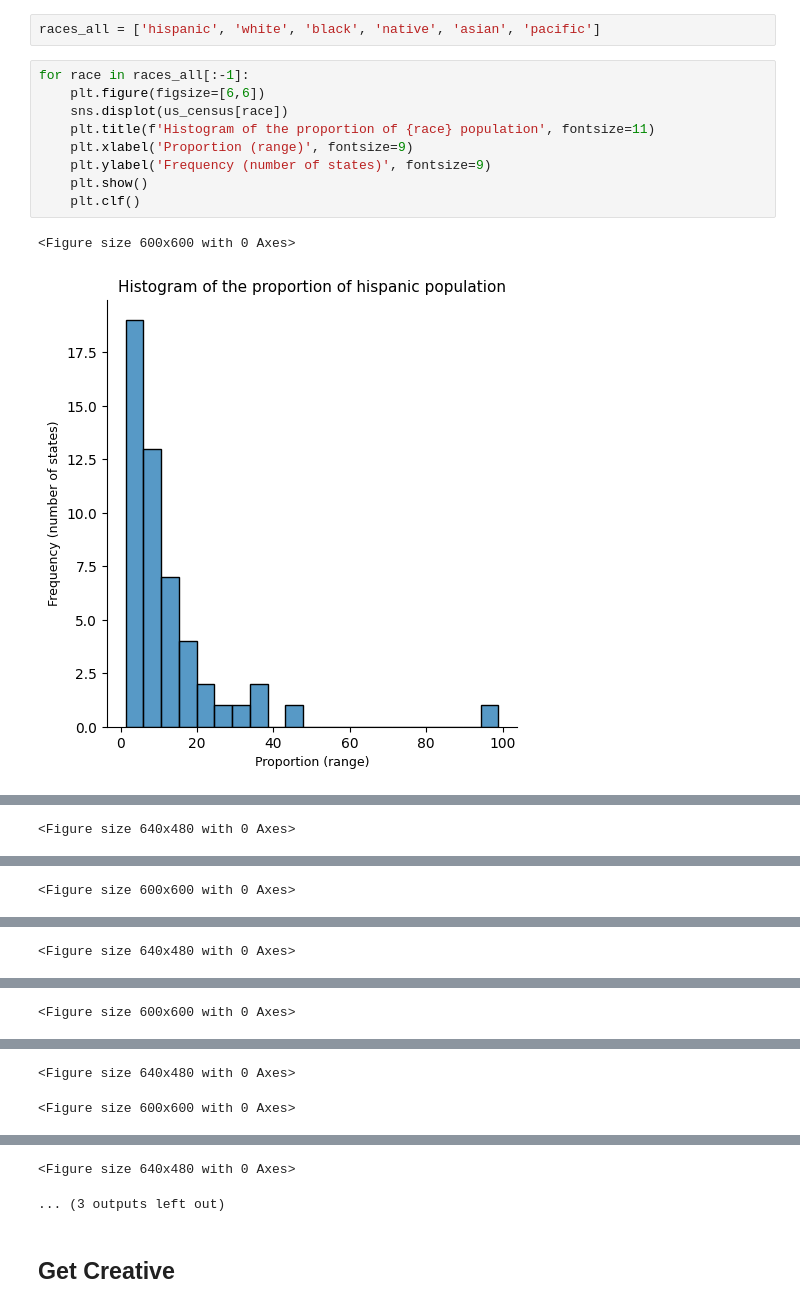
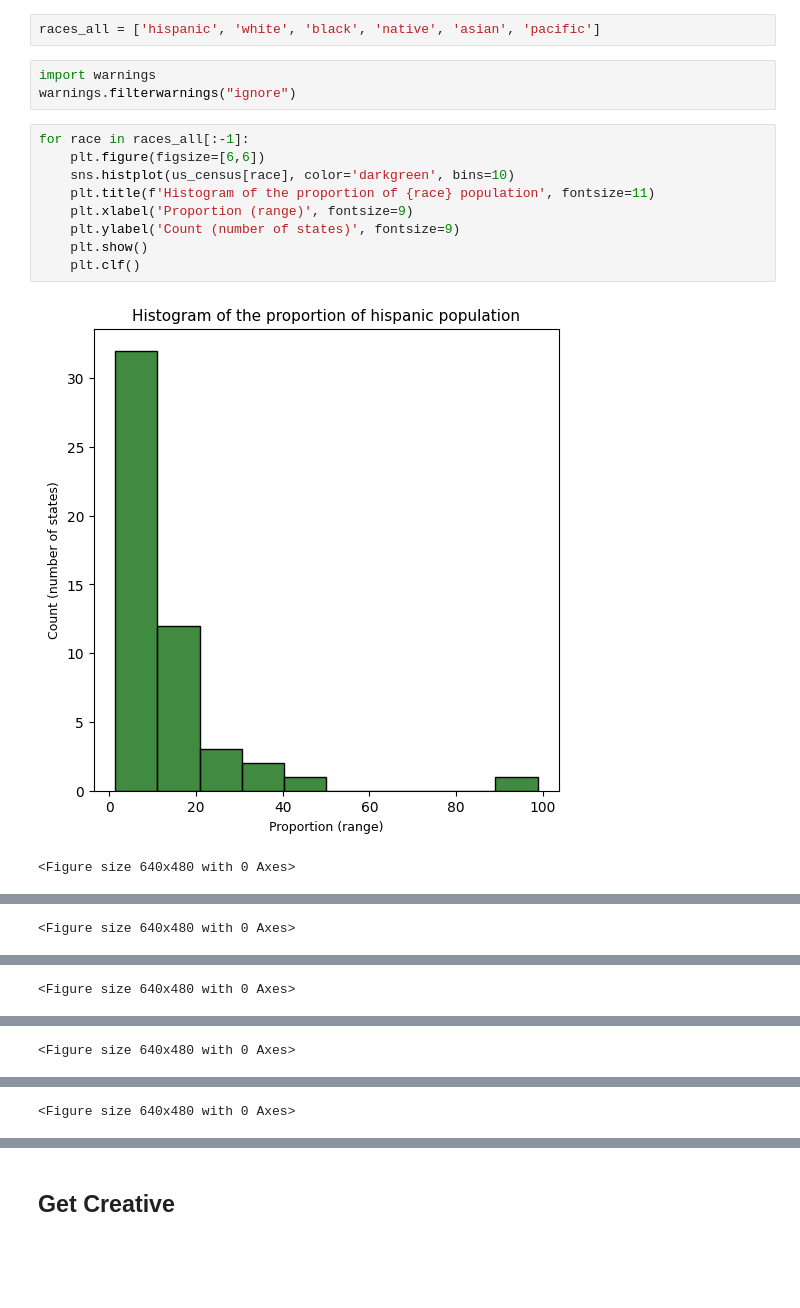
Before and after one commit to LiZoMark841619/US_Census, a Jupyter notebook: Cleaning US Census Data.ipynb, the cells around one changed output, grey strips where cells are left out. Saved outputs shown, nothing was run; the diff lists cells and outputs as text; blank space fills up the shorter version.

```diff
--- a/Cleaning US Census Data.ipynb
+++ b/Cleaning US Census Data.ipynb
@@ -346,15 +360,18 @@ dtype: object
 #To recall the list of the races here you can see again as "races_all":
 # %%
 races_all = ['hispanic', 'white', 'black', 'native', 'asian', 'pacific']
+# %%
+import warnings
+warnings.filterwarnings("ignore")
 # %%
 for race in races_all[:-1]:
     plt.figure(figsize=[6,6])
-    sns.displot(us_census[race])
+    sns.histplot(us_census[race], color='darkgreen', bins=10)
     plt.title(f'Histogram of the proportion of {race} population', fontsize=11)
     plt.xlabel('Proportion (range)', fontsize=9)
-    plt.ylabel('Frequency (number of states)', fontsize=9)
+    plt.ylabel('Count (number of states)', fontsize=9)
     plt.show()
     plt.clf()
 # %% [output]
+[figure, new version]
-<Figure size 600x600 with 0 Axes>
+<Figure size 640x480 with 0 Axes>
-[figure, old version]
@@ -362 +381 @@ for race in races_all[:-1]:
-<Figure size 600x600 with 0 Axes>
+<Figure size 640x480 with 0 Axes>
@@ -365 +385 @@ for race in races_all[:-1]:
-<Figure size 600x600 with 0 Axes>
+<Figure size 640x480 with 0 Axes>
@@ -367,2 +385,0 @@ for race in races_all[:-1]:
-<Figure size 640x480 with 0 Axes>
-<Figure size 600x600 with 0 Axes>
@@ -370,5 +386,3 @@ for race in races_all[:-1]:
-<Figure size 640x480 with 0 Axes>
-... (3 outputs left out)
 # %% [markdown]
 ## Get Creative
 # %% [markdown]
```
Also changed, not shown: parts of 9 cells of this notebook.
